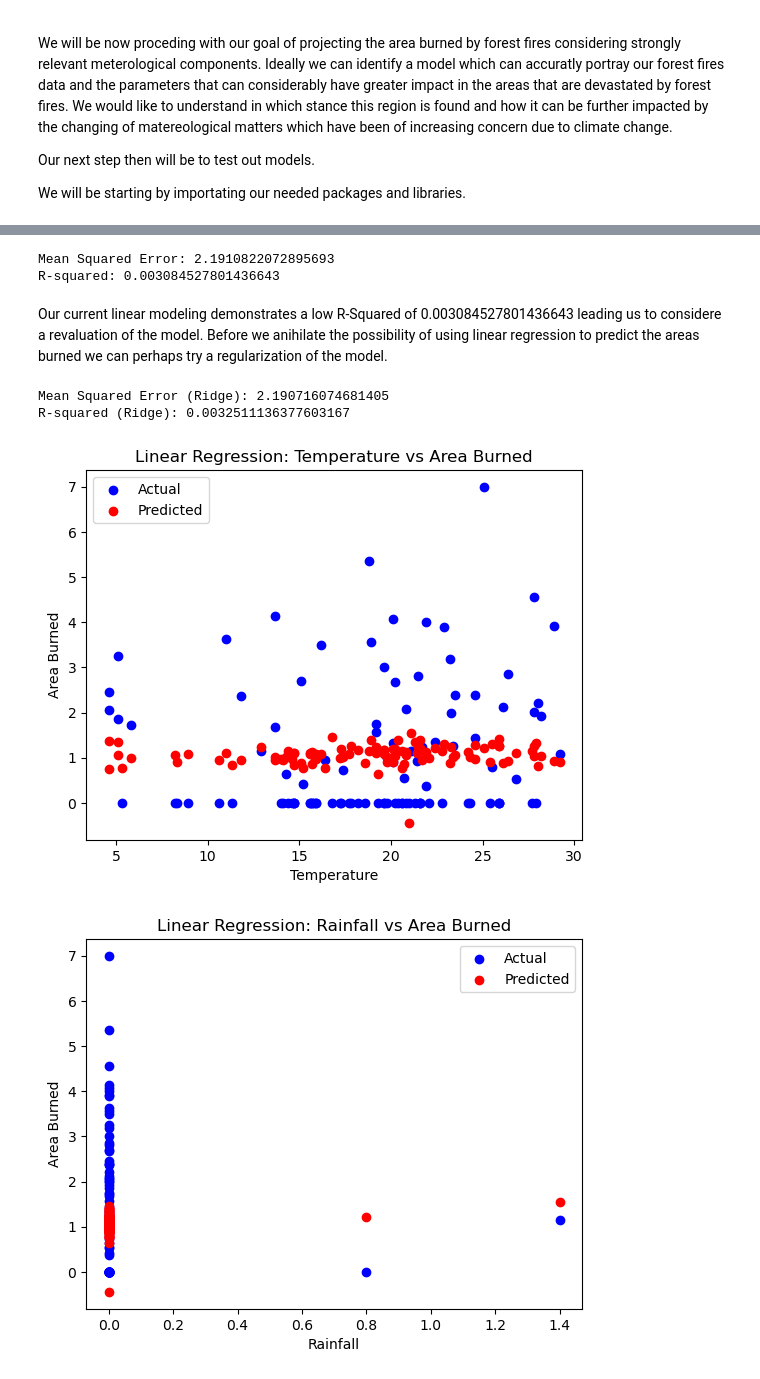
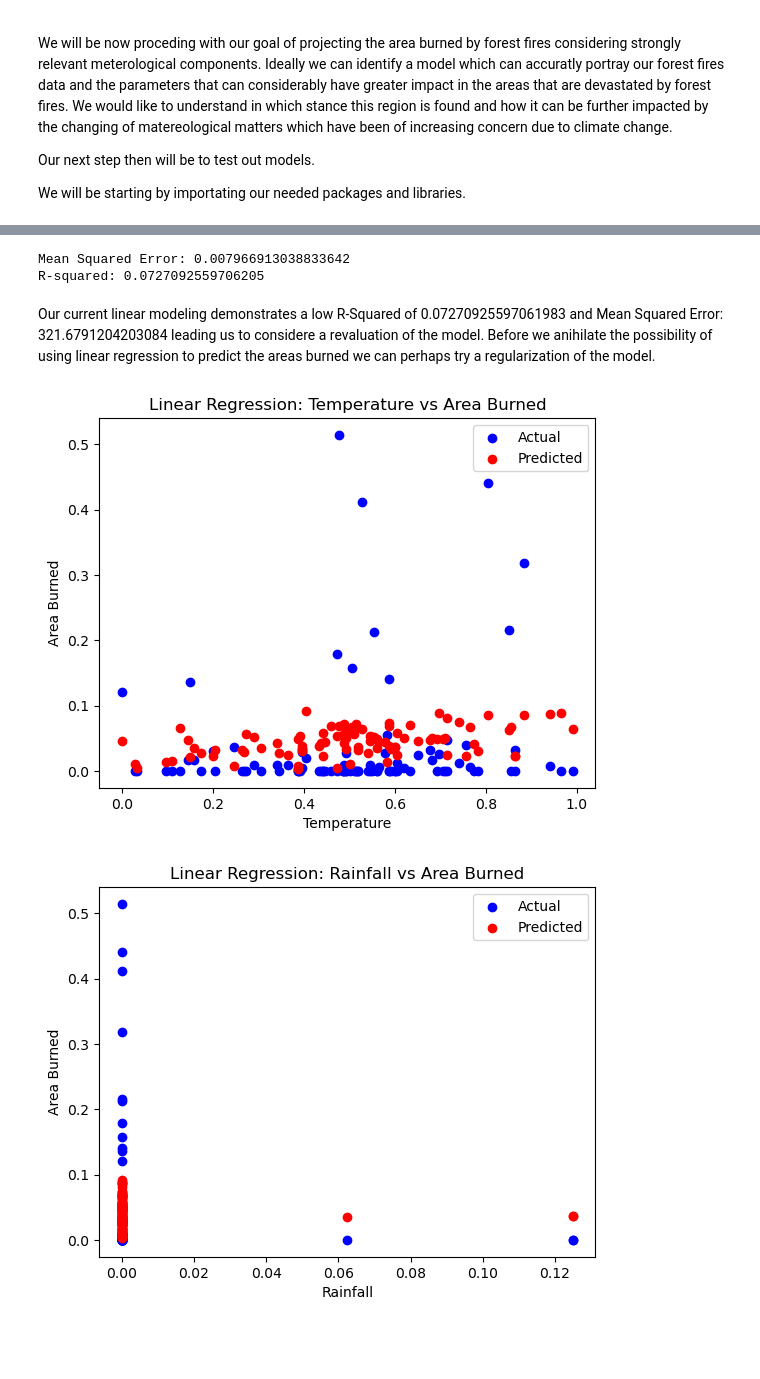
Before and after one commit to NevesLaura-NP/forest-fires, a Jupyter notebook: notebooks/Modeling.ipynb, the cells around one changed output, grey strips where cells are left out. Drawn from its saved outputs; the diff is of its cells as text; code cells hidden in the pictures; blank space fills up the shorter version.

```diff
--- a/notebooks/Modeling.ipynb
+++ b/notebooks/Modeling.ipynb
@@ -42 +53,3 @@ memory usage: 36.5 KB
+# %%
+datafile = datafile.dropna()
 # %%
@@ -49,10 +61,10 @@ reg = LinearRegression()
 # %%
-
+x_train, x_test, y_train, y_test = train_test_split(x, y, test_size=0.2, random_state=42)
 # Create and train a Linear Regression model
-reg.fit(X_train, y_train)
+reg.fit(x_train, y_train)
 
 # Make predictions on the test set
-y_pred = reg.predict(X_test)
+y_pred = reg.predict(x_test)
 
 # Evaluate the model
 mse = mean_squared_error(y_test, y_pred)
@@ -61,64 +73,44 @@ r2 = r2_score(y_test, y_pred)
 print(f'Mean Squared Error: {mse}')
 print(f'R-squared: {r2}')
 # %% [output]
-Mean Squared Error: 2.1910822072895693
-R-squared: 0.003084527801436643
+Mean Squared Error: 0.007966913038833642
+R-squared: 0.0727092559706205
 # %% [markdown]
-Our current linear modeling demonstrates a low R-Squared of 0.003084527801436643 leading us to considere a revaluation of the model. Before we anihilate the possibility of using linear regression to predict the areas burned we can perhaps try a regularization of the model.
+Our current linear modeling demonstrates a low R-Squared of  0.07270925597061983  and Mean Squared Error: 321.6791204203084 leading us to considere a revaluation of the model. Before we anihilate the possibility of using linear regression to predict the areas burned we can perhaps try a regularization of the model.
 # %%
-scaler = StandardScaler()
-X_train_scaled = scaler.fit_transform(X_train)
-X_test_scaled = scaler.transform(X_test)
 
-# Create and train a Ridge Regression model
-alpha = 1.0  # Regularization strength (adjust as needed)
-ridge_model = Ridge(alpha=alpha)
-ridge_model.fit(X_train_scaled, y_train)
 
-# Make predictions on the test set
-y_pred_ridge = ridge_model.predict(X_test_scaled)
-
-# Evaluate the Ridge model
-mse_ridge = mean_squared_error(y_test, y_pred_ridge)
-r2_ridge = r2_score(y_test, y_pred_ridge)
-
-print(f'Mean Squared Error (Ridge): {mse_ridge}')
-print(f'R-squared (Ridge): {r2_ridge}')
-
-# Plot the results
-plt.scatter(X_test['temp'], y_test, label='Actual', color='blue')
-plt.scatter(X_test['temp'], y_pred, label='Predicted', color='red')
+plt.scatter(x_test['temp'], y_test, label='Actual', color='blue')
+plt.scatter(x_test['temp'], y_pred, label='Predicted', color='red')
 plt.xlabel('Temperature')
 plt.ylabel('Area Burned')
 plt.legend()
 plt.title('Linear Regression: Temperature vs Area Burned')
 plt.show()
 
-plt.scatter(X_test['rain'], y_test, label='Actual', color='blue')
-plt.scatter(X_test['rain'], y_pred, label='Predicted', color='red')
+plt.scatter(x_test['rain'], y_test, label='Actual', color='blue')
+plt.scatter(x_test['rain'], y_pred, label='Predicted', color='red')
 plt.xlabel('Rainfall')
 plt.ylabel('Area Burned')
 plt.legend()
 plt.title('Linear Regression: Rainfall vs Area Burned')
 plt.show()
 
-plt.scatter(X_test['RH'], y_test, label='Actual', color='blue')
-plt.scatter(X_test['RH'], y_pred, label='Predicted', color='red')
+plt.scatter(x_test['RH'], y_test, label='Actual', color='blue')
+plt.scatter(x_test['RH'], y_pred, label='Predicted', color='red')
 plt.xlabel('Relative Humidity')
 plt.ylabel('Area Burned')
 plt.legend()
 plt.title('Linear Regression: Relative Humidity vs Area Burned')
 plt.show()
 
-plt.scatter(X_test['wind'], y_test, label='Actual', color='blue')
-plt.scatter(X_test['wind'], y_pred, label='Predicted', color='red')
+plt.scatter(x_test['wind'], y_test, label='Actual', color='blue')
+plt.scatter(x_test['wind'], y_pred, label='Predicted', color='red')
 plt.xlabel('Wind Speed')
 plt.ylabel('Area Burned')
 plt.legend()
 plt.title('Linear Regression: Relative Humidity vs Area Burned')
 plt.show()
 # %% [output]
-Mean Squared Error (Ridge): 2.190716074681405
-R-squared (Ridge): 0.0032511136377603167
-[figure, old version]
+[figure, new version]
-[figure, old version]
+[figure, new version]
```
Also changed, not shown: parts of 9 cells of this notebook, 5 other files.
